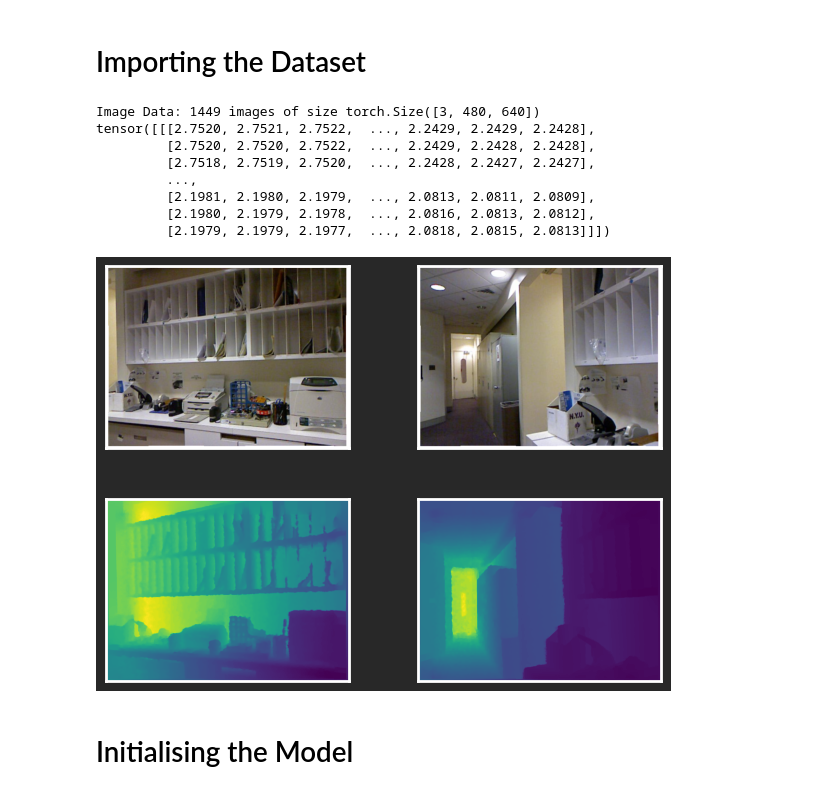
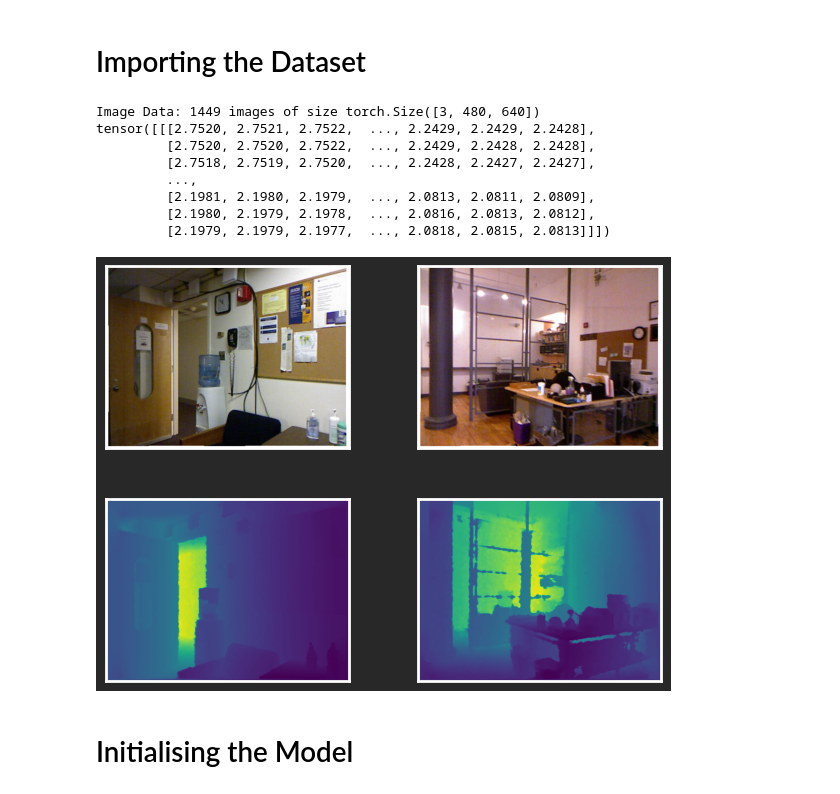
Before and after one commit to BoppleOpple/MonocularDepthPredictor, a Jupyter notebook: depthPredictor.ipynb, the cells around one changed output. Cells and saved outputs as stored; diff of their text form; code cells hidden in the pictures.

```diff
--- a/depthPredictor.ipynb
+++ b/depthPredictor.ipynb
@@ -50,7 +57,7 @@ class NYUDepthDataset (Dataset):
 
 		return rgb_image, depth_image
 # %%
-def show_grid(size, images, text=None):
+def show_grid(size, images, text=None, filename=None):
 	figure, axs = plt.subplots(nrows=size[0], ncols=size[1])
 	figure.tight_layout()
 
@@ -61,6 +68,9 @@ def show_grid(size, images, text=None):
 			axs[i][j].set_yticks([])
 			if text:
 				axs[i][j].set_title(text[i*len(axs[i]) + j])
+
+	if filename:
+		plt.savefig(filename, dpi=1000)
 # %%
 transform = transforms.Compose([
 	transforms.ToTensor(),
@@ -68,36 +78,37 @@ transform = transforms.Compose([
 ])
 
 depth_transform = transforms.Compose([
 	transforms.ToTensor()
 ])
 
 rng = torch.Generator().manual_seed(420)
 
 NYU_data = NYUDepthDataset('data/NYU/nyu_depth_v2_labeled.mat', transform=transform, target_transform=depth_transform)
 NYU_training, NYU_testing = random_split(NYU_data, (0.85, 0.15), generator=rng)
 
 image_width, image_height = NYU_data[0][1].shape[1:]
 num_shown = 2
+testImageIndex = 20
 
 def npImage(tensor):
 	return np.swapaxes(np.swapaxes(tensor.detach().numpy(), 0, 2), 0, 1)
 
-plot_images = [npImage(torch.mul(NYU_data[i+10][0], 255)) for i in range(num_shown)]
-plot_images.extend([npImage(NYU_data[i+10][1]) for i in range(num_shown)])
+plot_images = [npImage(torch.mul(NYU_data[i+testImageIndex][0], 255)) for i in range(num_shown)]
+plot_images.extend([npImage(NYU_data[i+testImageIndex][1]) for i in range(num_shown)])
 
 print(f'Image Data: {len(NYU_data)} images of size {NYU_data[0][0].shape}')
 print(NYU_data[0][1])
 show_grid((2, num_shown), plot_images)
 # %% [output]
 Image Data: 1449 images of size torch.Size([3, 480, 640])
 tensor([[[2.7520, 2.7521, 2.7522,  ..., 2.2429, 2.2429, 2.2428],
          [2.7520, 2.7520, 2.7522,  ..., 2.2429, 2.2428, 2.2428],
          [2.7518, 2.7519, 2.7520,  ..., 2.2428, 2.2427, 2.2427],
          ...,
          [2.1981, 2.1980, 2.1979,  ..., 2.0813, 2.0811, 2.0809],
          [2.1980, 2.1979, 2.1978,  ..., 2.0816, 2.0813, 2.0812],
          [2.1979, 2.1979, 2.1977,  ..., 2.0818, 2.0815, 2.0813]]])
-[figure, old version]
+[figure, new version]
 # %% [markdown]
 # Initialising the Model
 # %%
```
Also changed, not shown: parts of 15 cells of this notebook, 1 other file.
